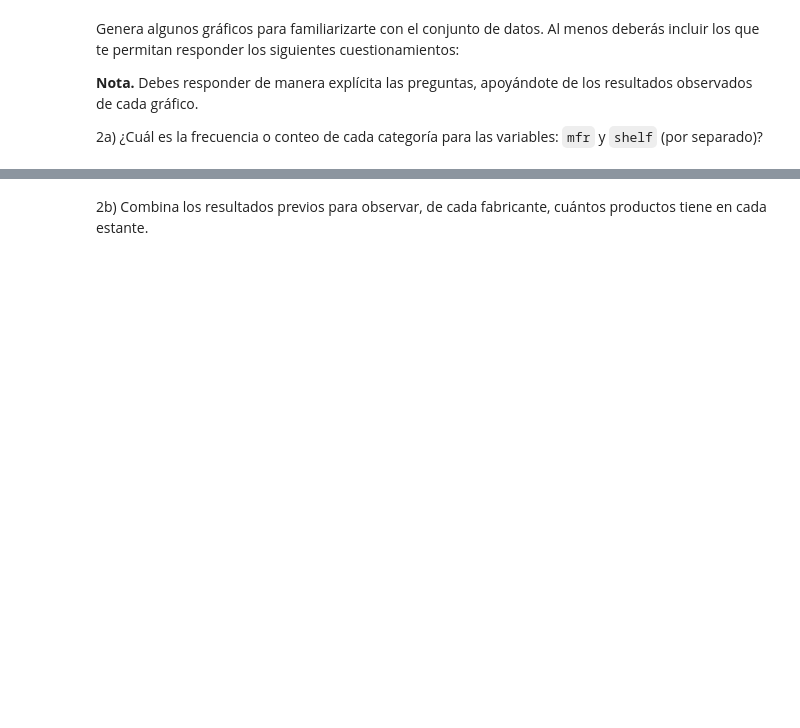
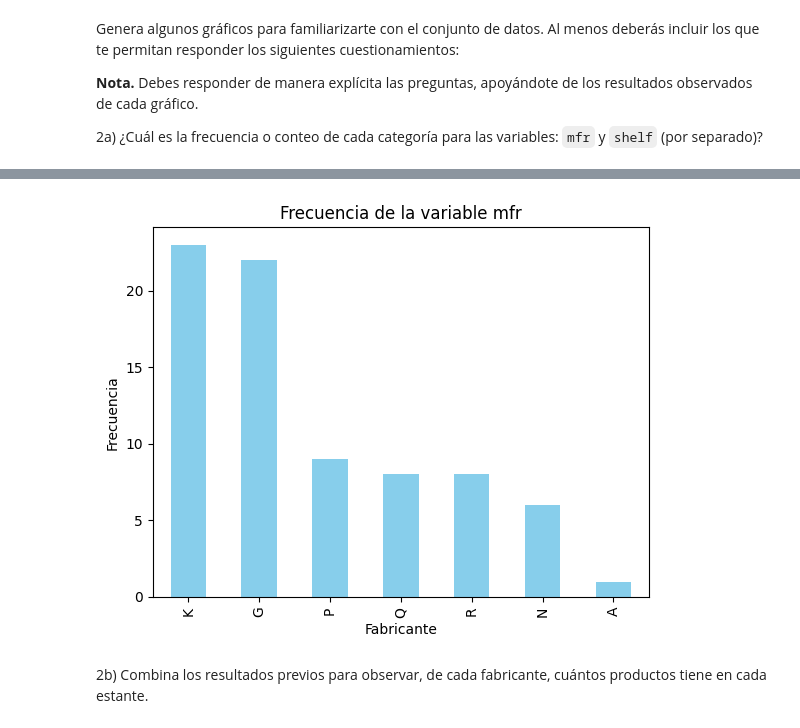
Before and after one commit to Hillelman/ciencia-de-datos-equipo, a Jupyter notebook: actividad-7/Actividad7PCA.ipynb, the cells around one changed output, grey strips where cells are left out. Drawn from its saved outputs; the diff is of its cells as text; code cells hidden in the pictures; blank space fills up the shorter version.

```diff
--- a/actividad-7/Actividad7PCA.ipynb
+++ b/actividad-7/Actividad7PCA.ipynb
@@ -58,2 +104,14 @@ Genera algunos gráficos para familiarizarte con el conjunto de datos. Al menos
+# %%
+# Frecuencia de la variable 'mfr'
+frecuencia_mfr = cereals_df['mfr'].value_counts()
+
+# Gráfico de barras de la variable 'mfr'
+frecuencia_mfr.plot(kind='bar', color='skyblue')
+plt.title('Frecuencia de la variable mfr')
+plt.xlabel('Fabricante')
+plt.ylabel('Frecuencia')
+plt.show()
+# %% [output]
+[figure, added]
 # %% [markdown]
 2b) Combina los resultados previos para observar, de cada fabricante, cuántos productos tiene en cada estante.
```
Also changed, not shown: parts of 9 cells of this notebook.
